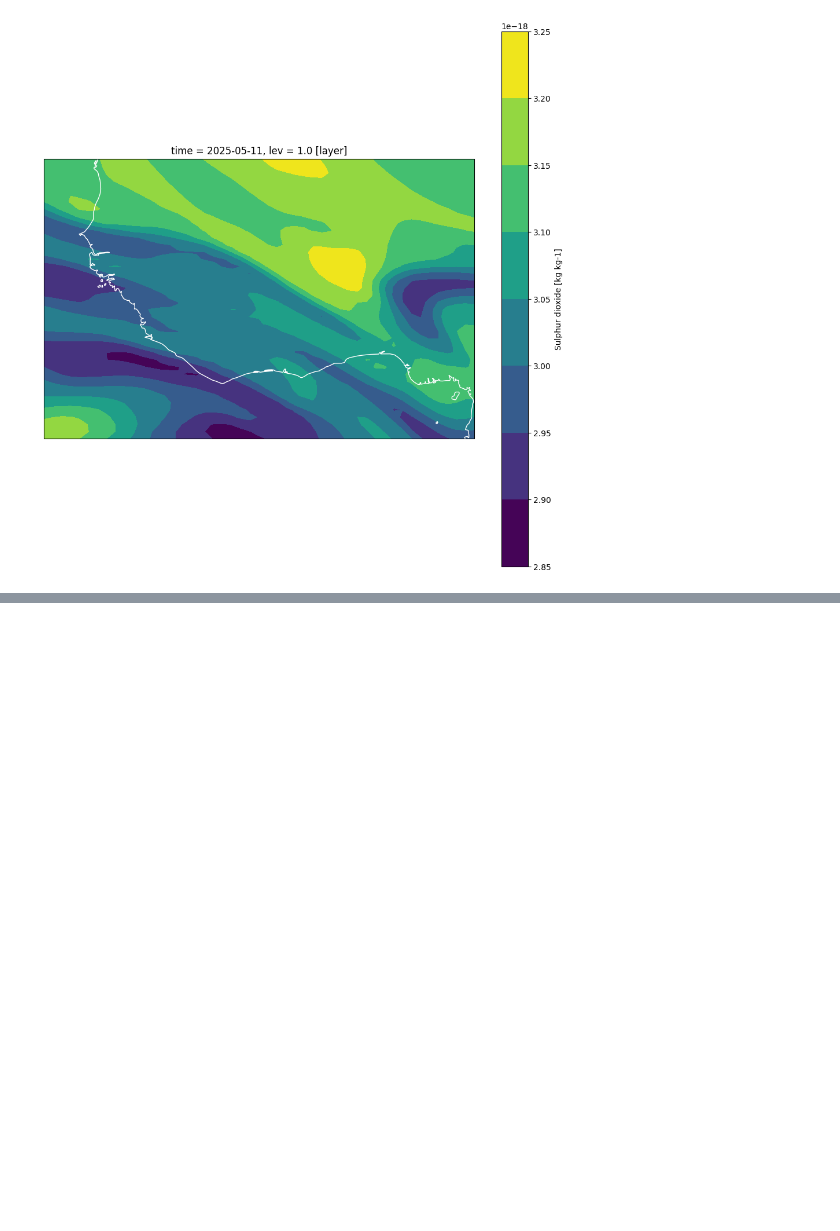
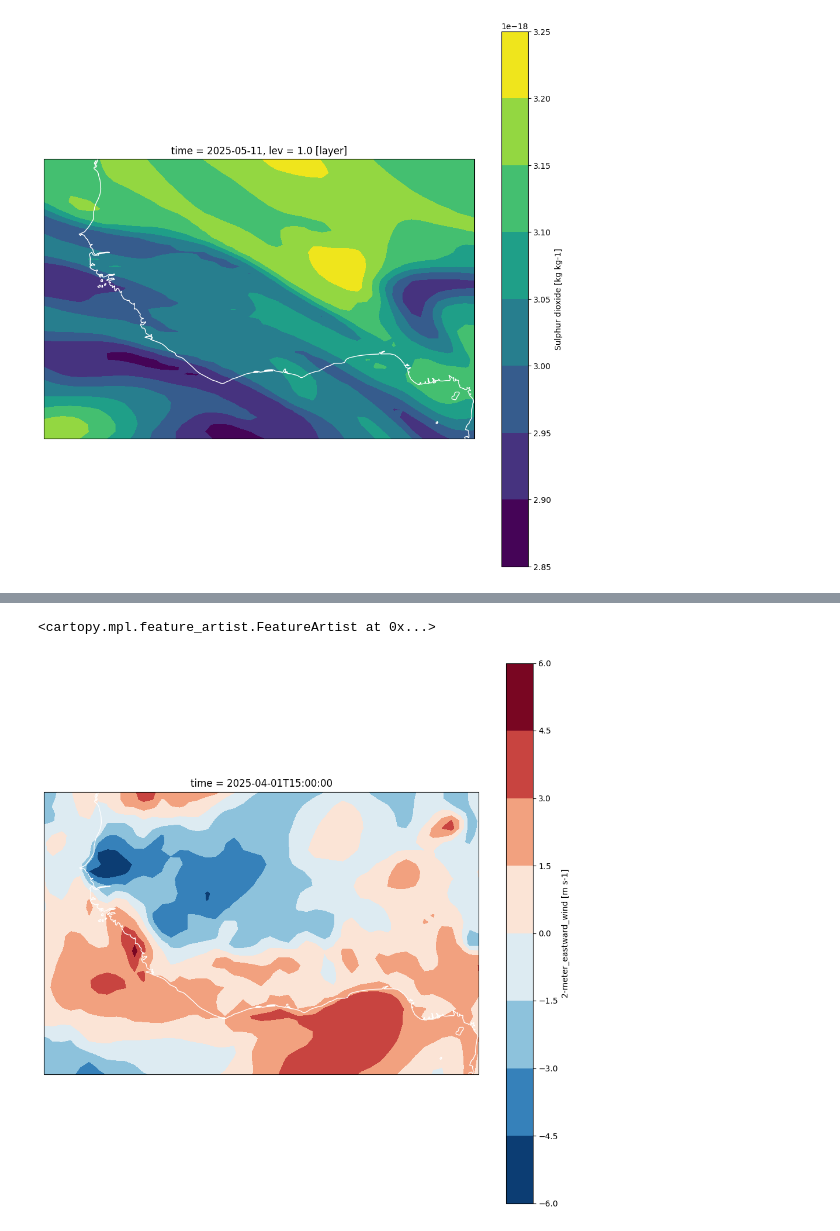
Before and after one commit to uk-gov-mirror/MetOffice.pyearthtools_jasmin, a Jupyter notebook: notebooks/ew4energy/ew4_reanalysis.ipynb, the cells around one changed output, grey strips where cells are left out. Cells and saved outputs as stored; diff of their text form; code cells hidden in the pictures; blank space fills up the shorter version.

Commit message:
working accessor and pipeline for the EW4 merra2 datasets.

```diff
--- a/notebooks/ew4energy/ew4_reanalysis.ipynb
+++ b/notebooks/ew4energy/ew4_reanalysis.ipynb
@@ -94,0 +187,3 @@ ax1.coastlines(color='w')
+# %%
+ew4_merra2_aero_accessor = pyearthtools.data.archive.ew4_merra2_aero(['SO2', 'SO4'])
+ew4_merra2_aero_accessor
@@ -94,0 +266,3 @@ ax1.coastlines(color='w')
+# %%
+ew4_merra2_meteo_accessor = pyearthtools.data.archive.ew4_merra2_meteo(['T2M', 'U2M'])
+ew4_merra2_meteo_accessor
@@ -94,0 +346,6 @@ ax1.coastlines(color='w')
+# %%
+ew4_merra_load_pipe = pyearthtools.pipeline.Pipeline(
+    (ew4_merra2_aero_accessor, ew4_merra2_meteo_accessor),
+    pyearthtools.pipeline.operations.xarray.Merge(),
+)
+ew4_merra_load_pipe[select_dt]
@@ -94,0 +439,8 @@ ax1.coastlines(color='w')
+# %%
+fig1 = matplotlib.pyplot.figure(figsize=(12,12))
+ax1=fig1.add_subplot(1,1,1,projection=cartopy.crs.PlateCarree())
+ew4_merra_load_pipe['2025-04-01 15:00']['U2M'][0].plot.contourf(ax=ax1)
+ax1.coastlines(color='w')
+# %% [output]
+<cartopy.mpl.feature_artist.FeatureArtist at 0x...>
+[figure, added]
```
Also changed, not shown: parts of 38 cells of this notebook, 1 other file.
